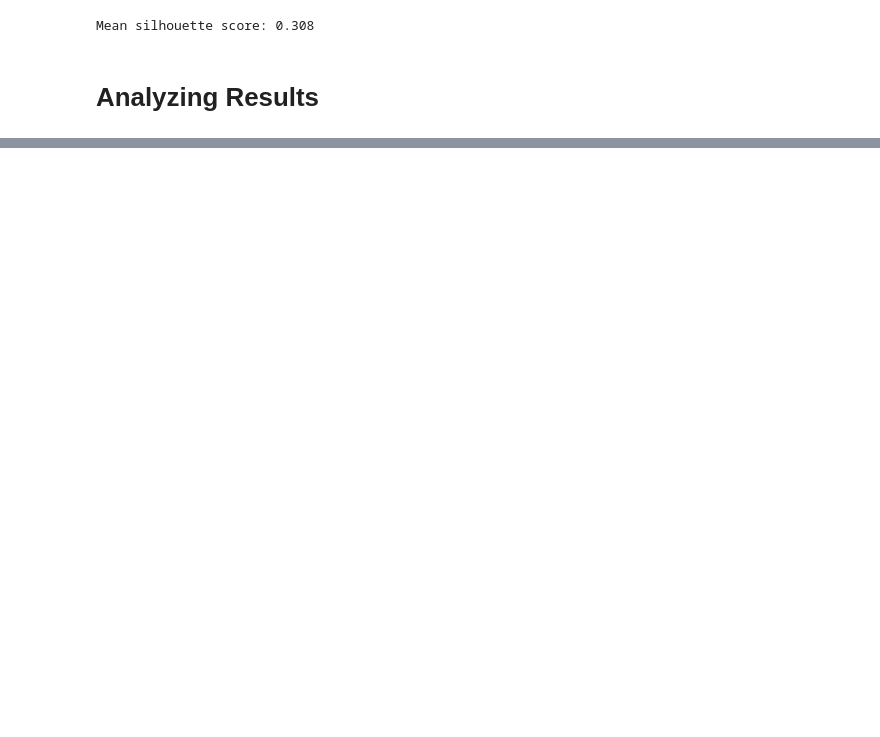
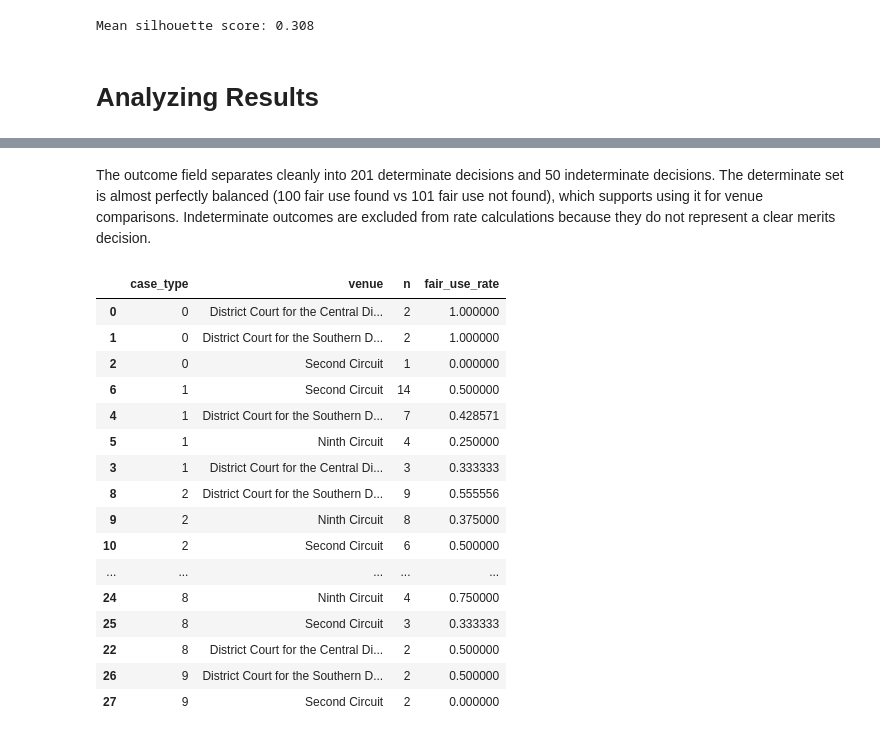
Before and after one commit to mqanaq/BA820-B1-Team13, a Jupyter notebook: MG/M2_Mohamad_Gong_Fair_Use_Data_Early_Analysis_and_Insights.ipynb, the cells around one changed output, grey strips where cells are left out. Cells and saved outputs as stored; diff of their text form; code cells hidden in the pictures; blank space fills up the shorter version.

```diff
--- a/MG/M2_Mohamad_Gong_Fair_Use_Data_Early_Analysis_and_Insights.ipynb
+++ b/MG/M2_Mohamad_Gong_Fair_Use_Data_Early_Analysis_and_Insights.ipynb
@@ -714,0 +758,50 @@ Mean silhouette score: 0.308
+# %% [markdown]
+The outcome field separates cleanly into 201 determinate decisions and 50 indeterminate decisions. The determinate set is almost perfectly balanced (100 fair use found vs 101 fair use not found), which supports using it for venue comparisons. Indeterminate outcomes are excluded from rate calculations because they do not represent a clear merits decision.
+# %%
+def simplify_venue(c):
+    c = str(c).strip()
+    m = re.search(r"Court of Appeals for the (.+?) Circuit", c)
+    if m:
+        return m.group(1).strip() + " Circuit"
+    if "Supreme Court" in c:
+        return "U.S. Supreme Court"
+    return c.replace("United States ", "").strip()
+
+tmp = pd.DataFrame({
+    "case_type": fair_use_findings["case_type_cluster"],
+    "venue": fair_use_findings["court"].apply(simplify_venue),
+    "fair_use": fair_use_flag
+}).dropna(subset=["fair_use"])
+
+# Filter venues with enough determinate cases (adjust threshold if needed)
+min_total_cases = 10
+keep_venues = tmp["venue"].value_counts()
+keep_venues = keep_venues[keep_venues >= min_total_cases].index
+
+tbl = (
+    tmp[tmp["venue"].isin(keep_venues)]
+    .groupby(["case_type", "venue"])["fair_use"]
+    .agg(n="size", fair_use_rate="mean")
+    .reset_index()
+    .sort_values(["case_type", "n"], ascending=[True, False])
+)
+
+tbl
+# %% [output]
+|  | case_type | venue | n | fair_use_rate |
+| 0 | 0 | District Court for the Central Di... | 2 | 1.000000 |
+| 1 | 0 | District Court for the Southern D... | 2 | 1.000000 |
+| 2 | 0 | Second Circuit | 1 | 0.000000 |
+| 6 | 1 | Second Circuit | 14 | 0.500000 |
+| 4 | 1 | District Court for the Southern D... | 7 | 0.428571 |
+| 5 | 1 | Ninth Circuit | 4 | 0.250000 |
+| 3 | 1 | District Court for the Central Di... | 3 | 0.333333 |
+| 8 | 2 | District Court for the Southern D... | 9 | 0.555556 |
+| 9 | 2 | Ninth Circuit | 8 | 0.375000 |
+| 10 | 2 | Second Circuit | 6 | 0.500000 |
+| ... | ... | ... | ... | ... |
+| 24 | 8 | Ninth Circuit | 4 | 0.750000 |
+| 25 | 8 | Second Circuit | 3 | 0.333333 |
+| 22 | 8 | District Court for the Central Di... | 2 | 0.500000 |
+| 26 | 9 | District Court for the Southern D... | 2 | 0.500000 |
+| 27 | 9 | Second Circuit | 2 | 0.000000 |
```
Also changed, not shown: parts of 9 cells of this notebook.
